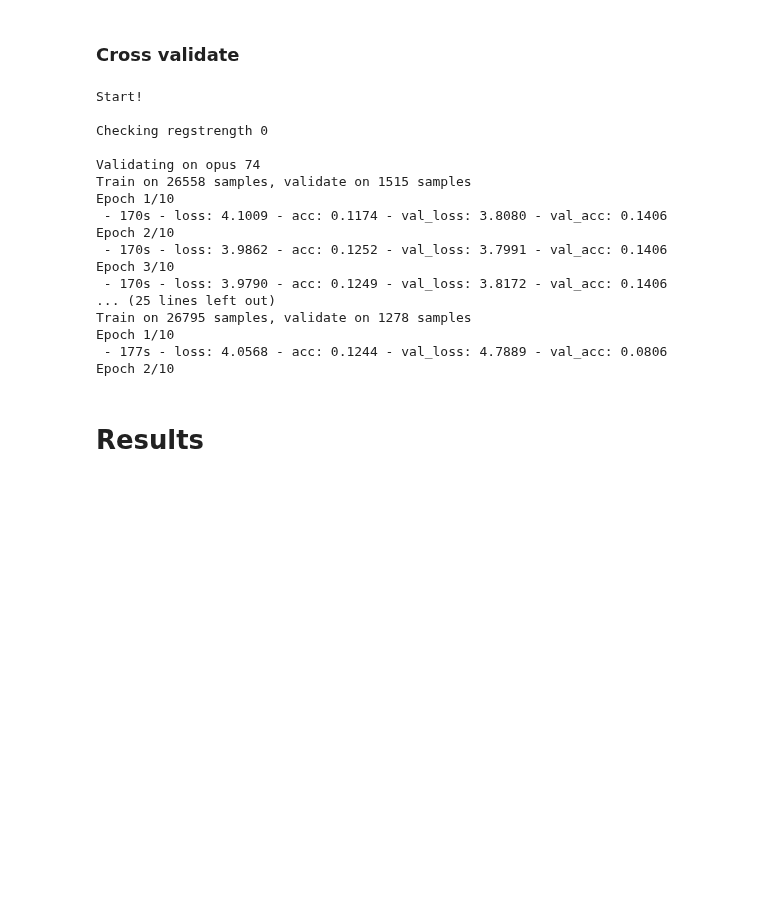
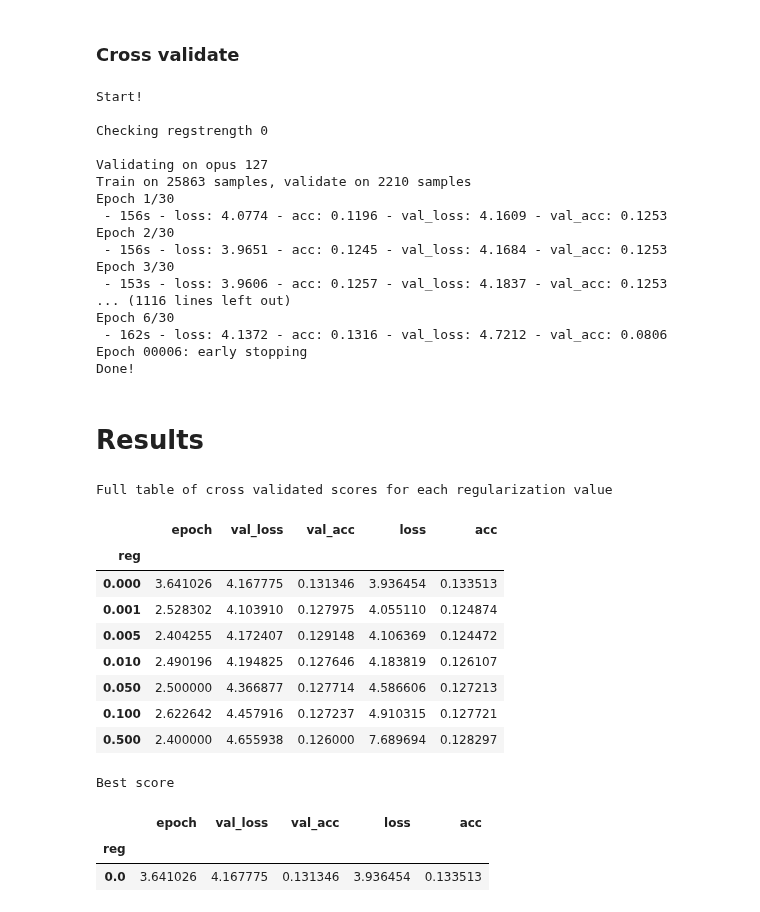
Before and after one commit to laureleo/chord-prediction, a Jupyter notebook: run-2.ipynb, the cells around one changed output. Drawn from its saved outputs; the diff is of its cells as text; code cells hidden in the pictures; blank space fills up the shorter version.

Commit message:
Final results

```diff
--- a/run-2.ipynb
+++ b/run-2.ipynb
@@ -87,7 +82,7 @@ def lstm(lstm_x, lstm_y, optimizer, loss, metrics, regstrength):
 optimizer = 'Adam'
 loss = 'categorical_crossentropy'
 metrics = ['accuracy']
-epochs = 10
+epochs = 30
 verbose = 2
 seq_length = 10
 
@@ -108,7 +103,6 @@ callbacks_list = [earlystop]
 # %%
 #define the range of regularization strength to check
 regstrength = [0, 0.001, 0.005, 0.01, 0.05, 0.1, 0.5]
-regstrength = [0, 0.1]
 print("Start!")
 
 #Create container for results
@@ -118,8 +112,7 @@ for strength in regstrength:
     print("\nChecking regstrength {}".format(strength))
     cv_results = pd.DataFrame()
 
-    #for opus in data['op'].unique():
-    for opus in [74, 59, 95, 18]:
+    for opus in data['op'].unique():
         print("\nValidating on opus {}".format(opus))
 
         #Split into training and validation
@@ -160,51 +153,67 @@ Start!
 
 Checking regstrength 0
 
-Validating on opus 74
-Train on 26558 samples, validate on 1515 samples
-Epoch 1/10
- - 170s - loss: 4.1009 - acc: 0.1174 - val_loss: 3.8080 - val_acc: 0.1406
-Epoch 2/10
- - 170s - loss: 3.9862 - acc: 0.1252 - val_loss: 3.7991 - val_acc: 0.1406
-Epoch 3/10
- - 170s - loss: 3.9790 - acc: 0.1249 - val_loss: 3.8172 - val_acc: 0.1406
-... (25 lines left out)
-Train on 26795 samples, validate on 1278 samples
-Epoch 1/10
- - 177s - loss: 4.0568 - acc: 0.1244 - val_loss: 4.7889 - val_acc: 0.0806
-Epoch 2/10
+Validating on opus 127
+Train on 25863 samples, validate on 2210 samples
+Epoch 1/30
+ - 156s - loss: 4.0774 - acc: 0.1196 - val_loss: 4.1609 - val_acc: 0.1253
+Epoch 2/30
+ - 156s - loss: 3.9651 - acc: 0.1245 - val_loss: 4.1684 - val_acc: 0.1253
+Epoch 3/30
+ - 153s - loss: 3.9606 - acc: 0.1257 - val_loss: 4.1837 - val_acc: 0.1253
+... (1116 lines left out)
+Epoch 6/30
+ - 162s - loss: 4.1372 - acc: 0.1316 - val_loss: 4.7212 - val_acc: 0.0806
+Epoch 00006: early stopping
+Done!
 # %% [markdown]
 # Results
+# %%
+#Switch indexing
+BACKUP = RESULTS
+RESULTS = RESULTS.reset_index()
+RESULTS = RESULTS.set_index(['reg','opus'])
 # %%
-BACKUP = RESULTS
-pd.DataFrame.to_csv(BACKUP, './results/BACKUP.csv')
-
-
-#OBS: Assumes that we are working with a multiindex
+pd.DataFrame.to_csv(RESULTS, './results/BACKUP.csv')
 
 AVERAGES = pd.DataFrame()
 
 #For each level of regularization
 for regularization, cvscores in RESULTS.groupby(level=0):
     average = pd.DataFrame()
 
     #Iterate through all folds and extract the highest validation score for each fold
     for opus, fold in cvscores.groupby(level=1):
         best = fold[fold['val_acc'] == fold['val_acc'].max()]
         average = average.append(best)
 
     #Make a pretty dataframe of the mean
     average = average.describe().loc[['mean']]
     average['reg'] = regularization
     average = average.set_index(average['reg']).drop(columns='reg')
 
     #Take the mean scores for this regularization value and store them in AVERAGE for comparisons
     AVERAGES = AVERAGES.append(average)
 
 BEST = AVERAGES[AVERAGES['val_acc'] == AVERAGES['val_acc'].max()]
 
 print("Full table of cross validated scores for each regularization value")
 display(AVERAGES)
 
 print("Best score")
 display(BEST)
+# %% [output]
+Full table of cross validated scores for each regularization value
+|  | epoch | val_loss | val_acc | loss | acc |
+| reg |  |  |  |  |  |
+| 0.000 | 3.641026 | 4.167775 | 0.131346 | 3.936454 | 0.133513 |
+| 0.001 | 2.528302 | 4.103910 | 0.127975 | 4.055110 | 0.124874 |
+| 0.005 | 2.404255 | 4.172407 | 0.129148 | 4.106369 | 0.124472 |
+| 0.010 | 2.490196 | 4.194825 | 0.127646 | 4.183819 | 0.126107 |
+| 0.050 | 2.500000 | 4.366877 | 0.127714 | 4.586606 | 0.127213 |
+| 0.100 | 2.622642 | 4.457916 | 0.127237 | 4.910315 | 0.127721 |
+| 0.500 | 2.400000 | 4.655938 | 0.126000 | 7.689694 | 0.128297 |
+Best score
+|  | epoch | val_loss | val_acc | loss | acc |
+| reg |  |  |  |  |  |
+| 0.0 | 3.641026 | 4.167775 | 0.131346 | 3.936454 | 0.133513 |
```
Also changed, not shown: parts of 1 cell of this notebook, 1 other file.
